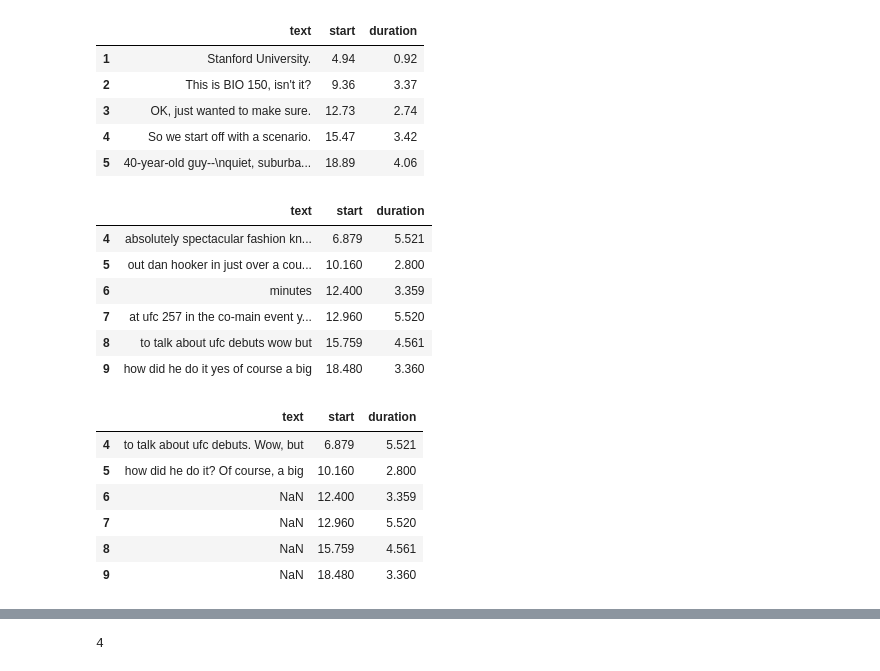
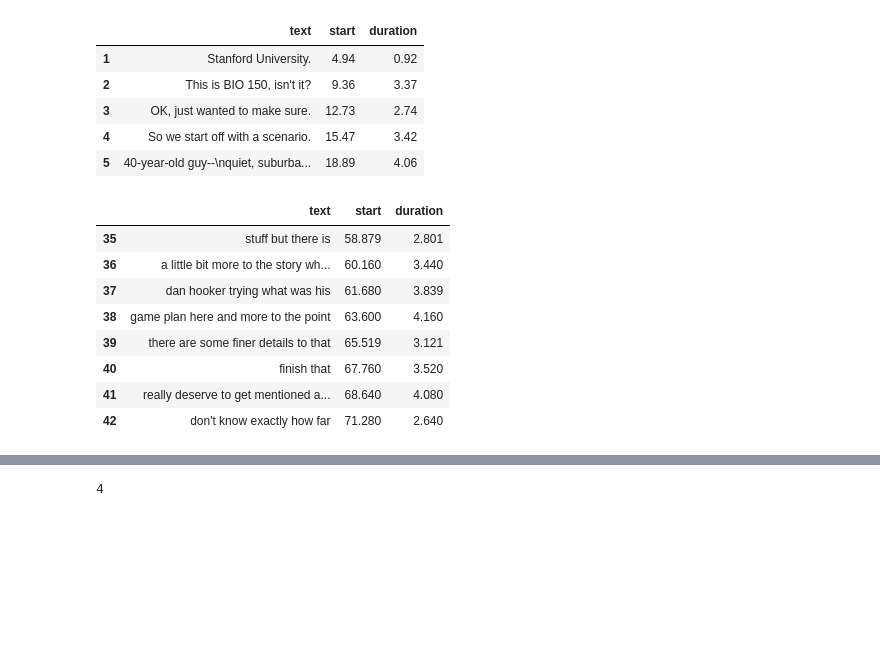
Before and after one commit to hdmamin/jabberwocky, a Jupyter notebook: notebooks/nb03-transcript-manager.ipynb, the cells around one changed output, grey strips where cells are left out. Cells and saved outputs as stored; diff of their text form; code cells hidden in the pictures; blank space fills up the shorter version.

```diff
--- a/notebooks/nb03-transcript-manager.ipynb
+++ b/notebooks/nb03-transcript-manager.ipynb
@@ -223,22 +255,14 @@ trans_man.time_range(7, 16)
 | 4 | So we start off with a scenario. | 15.47 | 3.42 |
 | 5 | 40-year-old guy--\nquiet, suburba... | 18.89 | 4.06 |
 # %%
-trans_gen._time_range(7, 16)
+trans_gen._time_range(60, 70)
 # %% [output]
 |  | text | start | duration |
-| 4 | absolutely spectacular fashion kn... | 6.879 | 5.521 |
-| 5 | out dan hooker in just over a cou... | 10.160 | 2.800 |
-| 6 | minutes | 12.400 | 3.359 |
-| 7 | at ufc 257 in the co-main event y... | 12.960 | 5.520 |
-| 8 | to talk about ufc debuts wow but | 15.759 | 4.561 |
-| 9 | how did he do it yes of course a big | 18.480 | 3.360 |
+| 35 | stuff but there is | 58.879 | 2.801 |
+| 36 | a little bit more to the story wh... | 60.160 | 3.440 |
+| 37 | dan hooker trying what was his | 61.680 | 3.839 |
+| 38 | game plan here and more to the point | 63.600 | 4.160 |
+| 39 | there are some finer details to that | 65.519 | 3.121 |
+| 40 | finish that | 67.760 | 3.520 |
+| 41 | really deserve to get mentioned a... | 68.640 | 4.080 |
+| 42 | don't know exactly how far | 71.280 | 2.640 |
-# %%
-trans_gen.time_range(7, 16)
-# %% [output]
-|  | text | start | duration |
-| 4 | to talk about ufc debuts. Wow, but | 6.879 | 5.521 |
-| 5 | how did he do it? Of course, a big | 10.160 | 2.800 |
-| 6 | NaN | 12.400 | 3.359 |
-| 7 | NaN | 12.960 | 5.520 |
-| 8 | NaN | 15.759 | 4.561 |
-| 9 | NaN | 18.480 | 3.360 |
```
Also changed, not shown: parts of 17 cells of this notebook, 1 other file.
